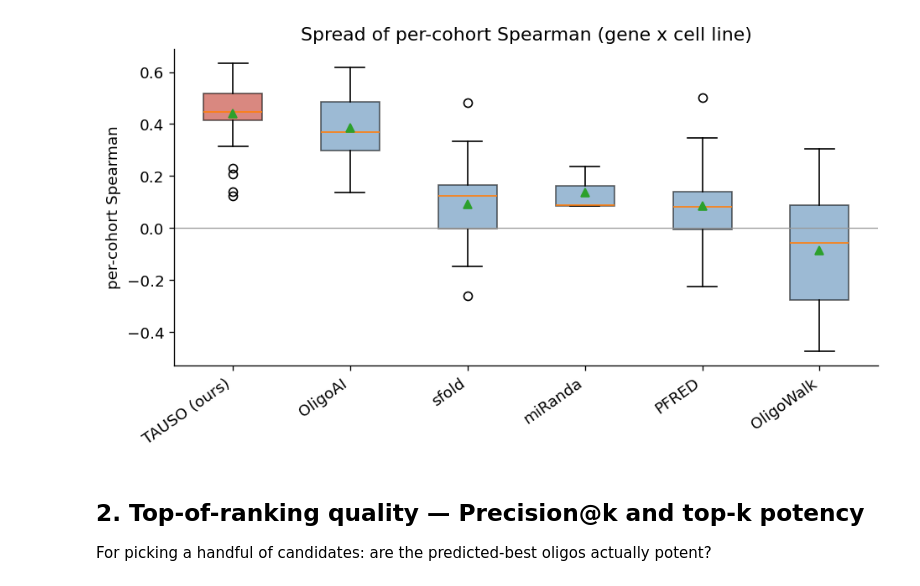
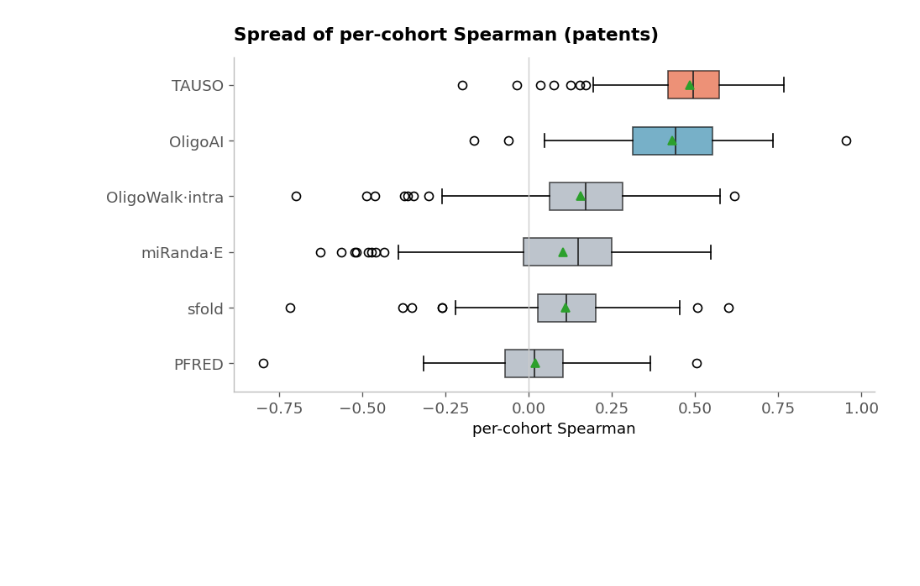
Before and after one commit to RedPenguin100/TAUSO, a Jupyter notebook: notebooks/graphs/models/model_comparison.ipynb, the cells around one changed output. Cells and saved outputs as stored; diff of their text form; code cells hidden in the pictures; blank space fills up the shorter version.

```diff
--- a/notebooks/graphs/models/model_comparison.ipynb
+++ b/notebooks/graphs/models/model_comparison.ipynb
@@ -106,0 +8,8 @@ plt.tight_layout(); plt.show()
+# %%
+import _viz as v
+v.setup_style()
+import numpy as np, pandas as pd, matplotlib.pyplot as plt
+R = v.load_results()
+summary, preds = R['summary'], v.add_cohort_mean(R['preds'])
+breakdown = R['breakdown']
+print('test oligos:', len(preds), '| patent cohorts:', preds.custom_id.nunique(), '| scorers:', summary.scorer.nunique())
@@ -106,0 +21,7 @@ plt.tight_layout(); plt.show()
+# %%
+fig, ax = plt.subplots(1, 2, figsize=(13, 4.6))
+for a, (g, ttl) in zip(ax, [('patent','across patents (inhibition tables)'), ('gene x cell_line','across gene × cell-line cohorts')]):
+    d = summary[summary.grouping==g]
+    o = v.order(d, 'spearman_median')
+    v.hbar(a, o, d.set_index('scorer').reindex(o)['spearman_median'].values, title=ttl, xlabel='median Spearman')
+plt.tight_layout(); plt.show()
@@ -107,18 +30,12 @@ plt.tight_layout(); plt.show()
 # %%
-# 1d: distribution of per-cohort Spearman (box), headline scorers, gene x cell_line
-g = pergroup[(pergroup.grouping=='gene x cell_line') & (pergroup.scorer.isin(HEADLINE_SCORERS))]
-order = [s for s in _order(summary[summary.grouping=='gene x cell_line'],'spearman_median') if s in set(g.scorer)]
-data = [g[g.scorer==s].spearman.values for s in order]
-fig, ax = plt.subplots(figsize=(8, 4.5))
-bp = ax.boxplot(data, labels=[disp(s) for s in order], showmeans=True, patch_artist=True)
-for patch, s in zip(bp['boxes'], order): patch.set_facecolor(ACCENT if s==HIGHLIGHT else OTHER); patch.set_alpha(0.6)
-ax.axhline(0, color='0.6', lw=0.8); ax.tick_params(axis='x', rotation=35)
-for lbl in ax.get_xticklabels(): lbl.set_ha('right')
-ax.set_ylabel('per-cohort Spearman'); ax.set_title('Spread of per-cohort Spearman (gene x cell line)')
-plt.tight_layout(); plt.show()
+# spread of per-cohort Spearman (patent), headline scorers
+pg = R['per_group']; g = pg[pg.grouping=='patent']
+o = [s for s in v.order(summary[summary.grouping=='patent'],'spearman_median', v.HEADLINE) if s in set(g.scorer)]
+fig, ax = plt.subplots(figsize=(8, 4.4))
+bp = ax.boxplot([g[g.scorer==s].spearman.values for s in o], vert=False, patch_artist=True,
+                labels=[v.disp(s) for s in o], showmeans=True, medianprops=dict(color='#222'))
+for p, s in zip(bp['boxes'], o): p.set_facecolor(v.color(s)); p.set_alpha(.65)
+ax.invert_yaxis(); ax.axvline(0, color='#ccc', lw=.8); ax.set_xlabel('per-cohort Spearman')
+ax.set_title('Spread of per-cohort Spearman (patents)'); plt.tight_layout(); plt.show()
 # %% [output]
-[figure, old version]
+[figure, new version]
-# %% [markdown]
-## 2. Top-of-ranking quality — Precision@k and top-k potency
-
-For picking a handful of candidates: are the predicted-best oligos actually potent?
```
Also changed, not shown: parts of 23 cells of this notebook, 8 other files.
